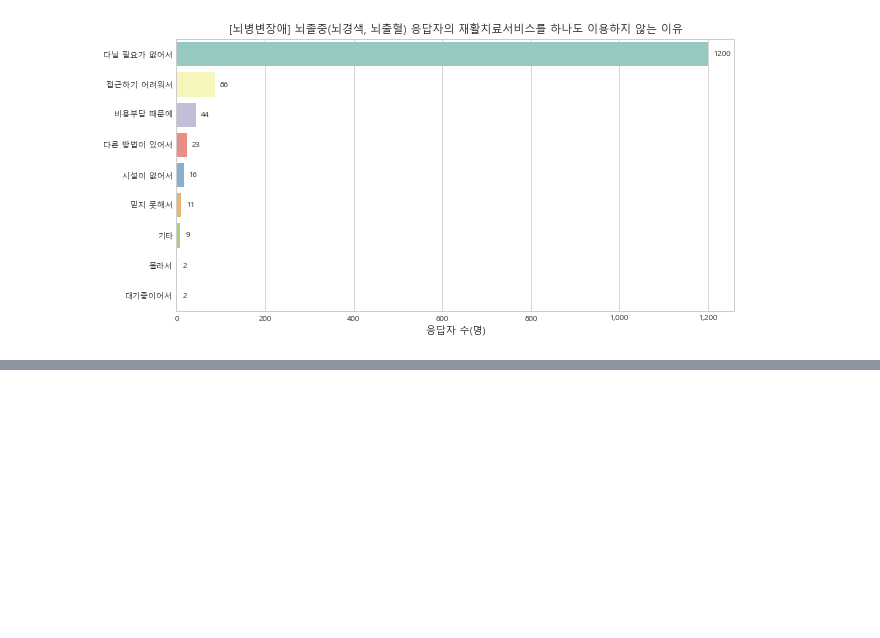
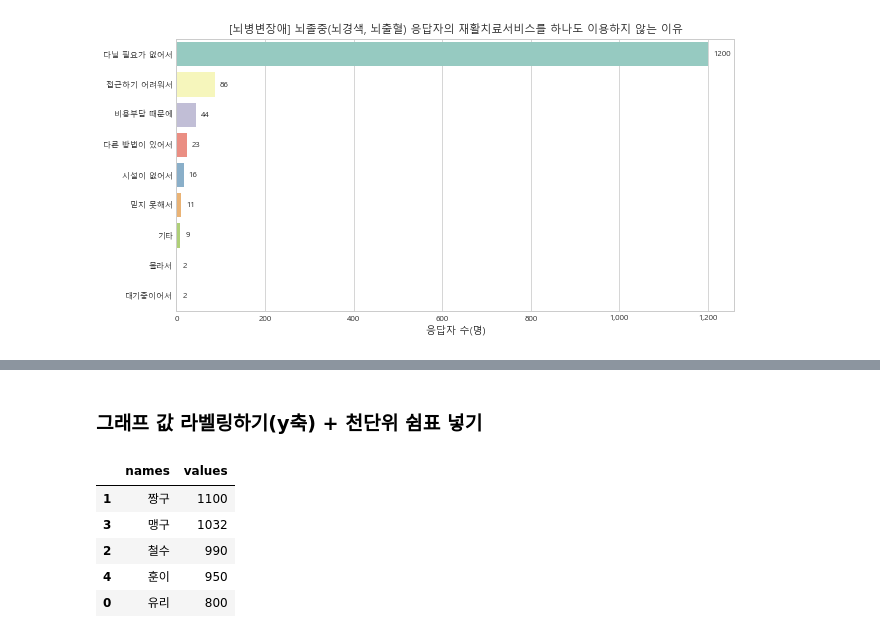
Before and after one commit to Park-Young-Bin/Python_Projects, a Jupyter notebook: 그래프 서식 설정(matplotlib, seaborn).ipynb, the cells around one changed output, grey strips where cells are left out. Saved outputs shown, nothing was run; the diff lists cells and outputs as text; code cells hidden in the pictures; blank space fills up the shorter version.

```diff
--- a/그래프 서식 설정(matplotlib, seaborn).ipynb
+++ b/그래프 서식 설정(matplotlib, seaborn).ipynb
@@ -95,0 +135,14 @@ plt.show()
+# %% [markdown]
+### 그래프 값 라벨링하기(y축) + 천단위 쉼표 넣기
+# %%
+df = pd.DataFrame({'names': ['유리', '짱구', '철수', '맹구', '훈이'],
+                  'values':[800, 1100, 990, 1032, 950]}) # 예시 데이터 생성
+df.sort_values(by='values', ascending=False, inplace=True) # value 기준 내림차순
+df
+# %% [output]
+|  | names | values |
+| 1 | 짱구 | 1100 |
+| 3 | 맹구 | 1032 |
+| 2 | 철수 | 990 |
+| 4 | 훈이 | 950 |
+| 0 | 유리 | 800 |
```
Also changed, not shown: parts of 6 cells of this notebook.
